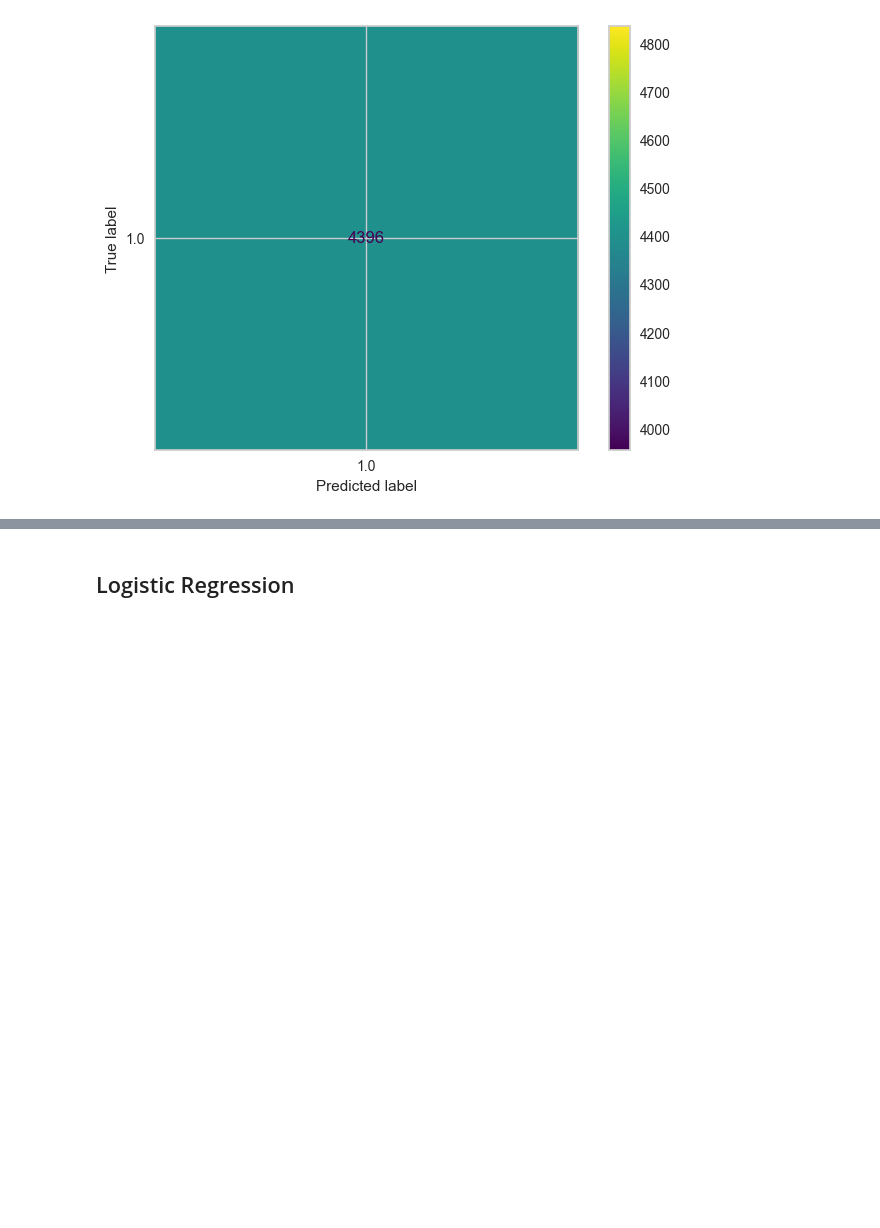
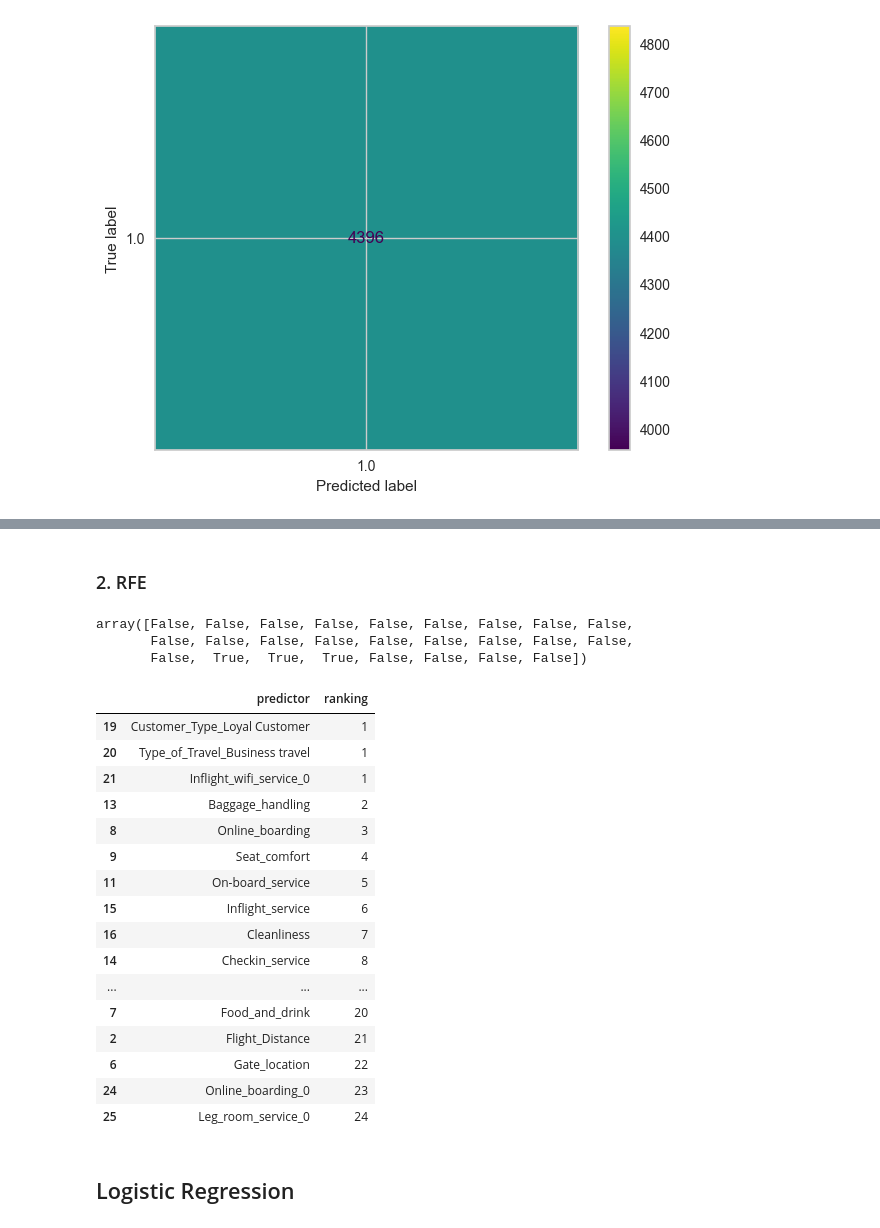
Before and after one commit to shanshanlao/Airline-Passenger-Satisfaction-Prediction, a Jupyter notebook: Code/Airline_data_modeling.ipynb, the cells around one changed output, grey strips where cells are left out. Saved outputs shown, nothing was run; the diff lists cells and outputs as text; code cells hidden in the pictures; blank space fills up the shorter version.

```diff
--- a/Code/Airline_data_modeling.ipynb
+++ b/Code/Airline_data_modeling.ipynb
@@ -313,2 +383,37 @@ End of validation Result
+# %% [markdown]
+### 2. RFE
+# %%
+from sklearn.feature_selection import RFE
+
+lr = LogisticRegression(max_iter=5000)
+rfe = RFE(lr, n_features_to_select=3)
+model_rfe = rfe.fit(X_train,y_train)
+# %%
+model_rfe.support_
+# %% [output]
+array([False, False, False, False, False, False, False, False, False,
+       False, False, False, False, False, False, False, False, False,
+       False,  True,  True,  True, False, False, False, False])
+# %%
+pd.DataFrame(list(zip(X_train.columns,model_rfe.ranking_)),
+             columns = ['predictor','ranking']).sort_values(by='ranking')
+# %% [output]
+|  | predictor | ranking |
+| 19 | Customer_Type_Loyal Customer | 1 |
+| 20 | Type_of_Travel_Business travel | 1 |
+| 21 | Inflight_wifi_service_0 | 1 |
+| 13 | Baggage_handling | 2 |
+| 8 | Online_boarding | 3 |
+| 9 | Seat_comfort | 4 |
+| 11 | On-board_service | 5 |
+| 15 | Inflight_service | 6 |
+| 16 | Cleanliness | 7 |
+| 14 | Checkin_service | 8 |
+| ... | ... | ... |
+| 7 | Food_and_drink | 20 |
+| 2 | Flight_Distance | 21 |
+| 6 | Gate_location | 22 |
+| 24 | Online_boarding_0 | 23 |
+| 25 | Leg_room_service_0 | 24 |
 # %% [markdown]
 ## Logistic Regression
```
Also changed, not shown: parts of 26 cells of this notebook.
